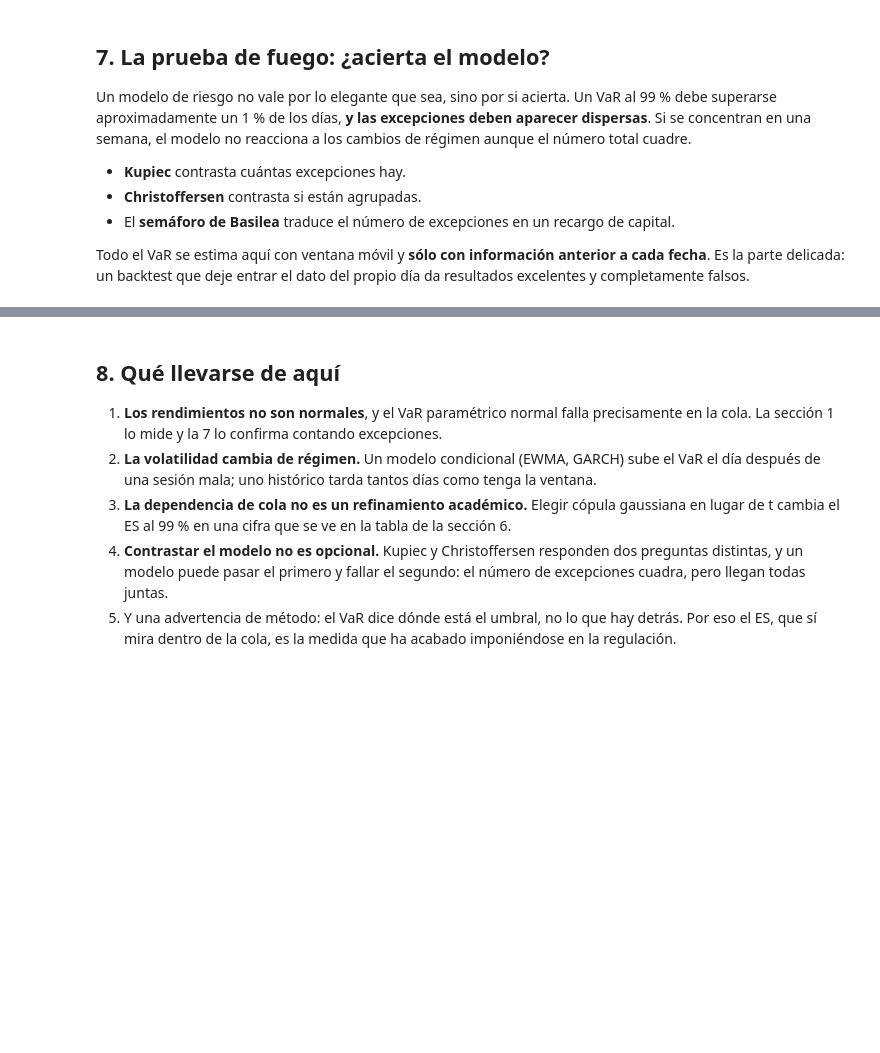
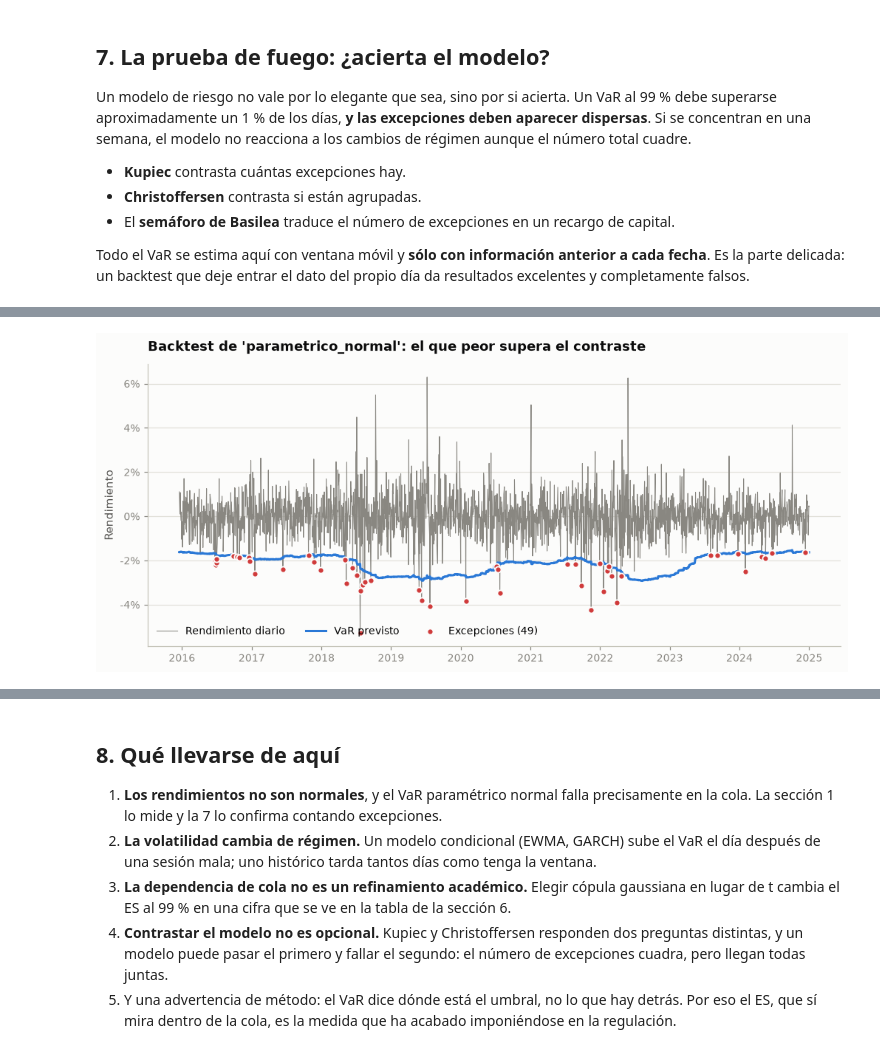
Before and after one commit to ERE26/ICM, a Jupyter notebook: notebooks/02_modelos_riesgo.ipynb, the cells around one changed output, grey strips where cells are left out. Cells and saved outputs as stored; diff of their text form; code cells hidden in the pictures; blank space fills up the shorter version.

```diff
--- a/notebooks/02_modelos_riesgo.ipynb
+++ b/notebooks/02_modelos_riesgo.ipynb
@@ -257,0 +318,10 @@ resultados.set_index("metodo").round(4)
+# %%
+NIVEL, VENTANA = 0.99, 250
+METODOS = ("historico", "parametrico_normal", "parametrico_t", "cornish_fisher", "ewma")
+
+# Se guarda el resultado completo de cada método: la tabla sale de aquí y los
+# gráficos reutilizan la serie de VaR ya calculada, que es la parte cara.
+contrastes = {metodo: backtest_var(cartera, NIVEL, VENTANA, metodo) for metodo in METODOS}
+
+resultados = pd.DataFrame([c.resumen for c in contrastes.values()]).set_index("metodo")
+resultados.round(4)
@@ -267,6 +355,8 @@ for _, fila in resultados.iterrows():
 # %%
-peor = resultados.loc[resultados["p_condicional"].idxmin(), "metodo"]
-var_peor = serie_var_movil(cartera, NIVEL, VENTANA, peor)
-figura, ax = graficos.backtest(cartera, var_peor)
-ax.set_title(f"Backtest del método '{peor}': el que peor supera el contraste");
+peor = min(contrastes, key=lambda m: contrastes[m].condicional["p_valor"])
+detalle_peor = contrastes[peor]
+figura, ax = graficos.backtest(cartera, detalle_peor.var, detalle_peor.excepciones)
+ax.set_title(f"Backtest de '{peor}': el que peor supera el contraste");
+# %% [output]
+[figure, added]
 # %%
```
Also changed, not shown: parts of 18 cells of this notebook, 2 other files.
